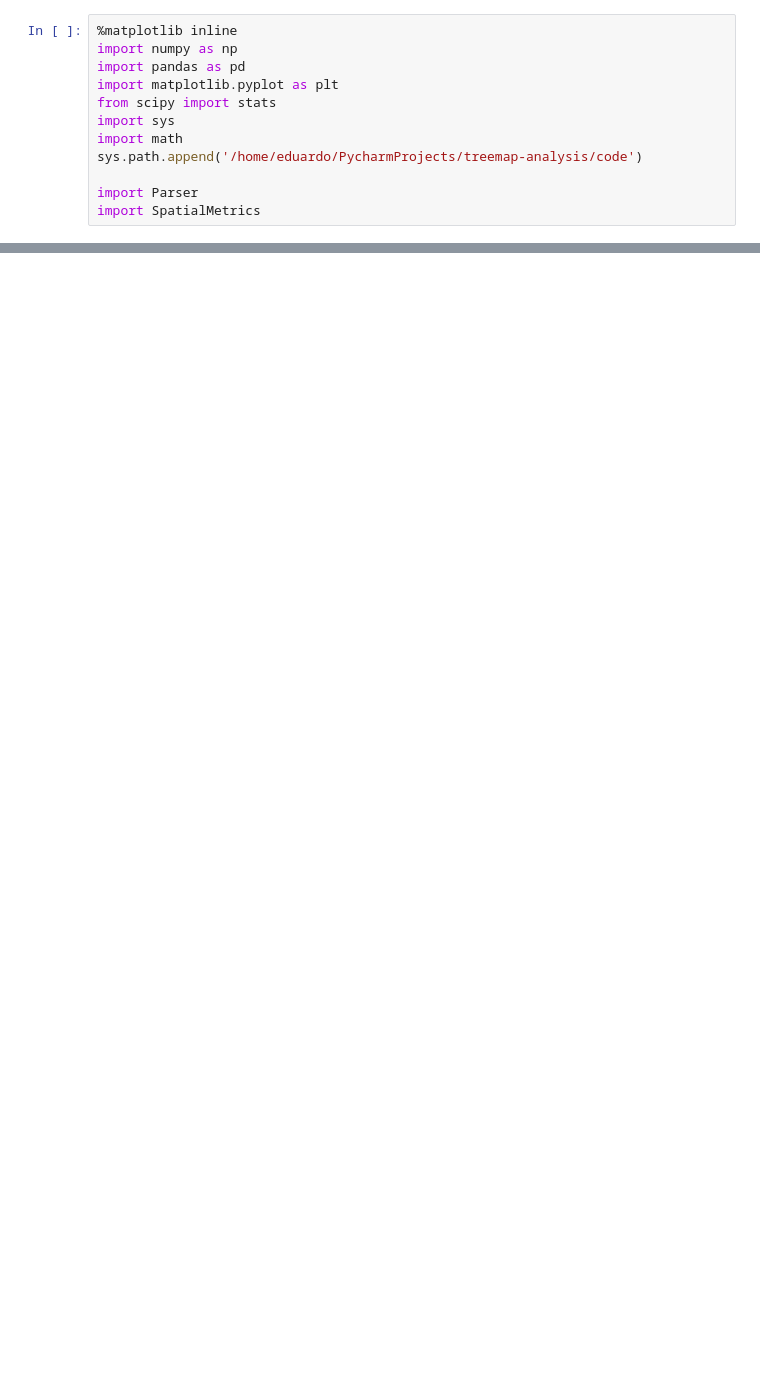
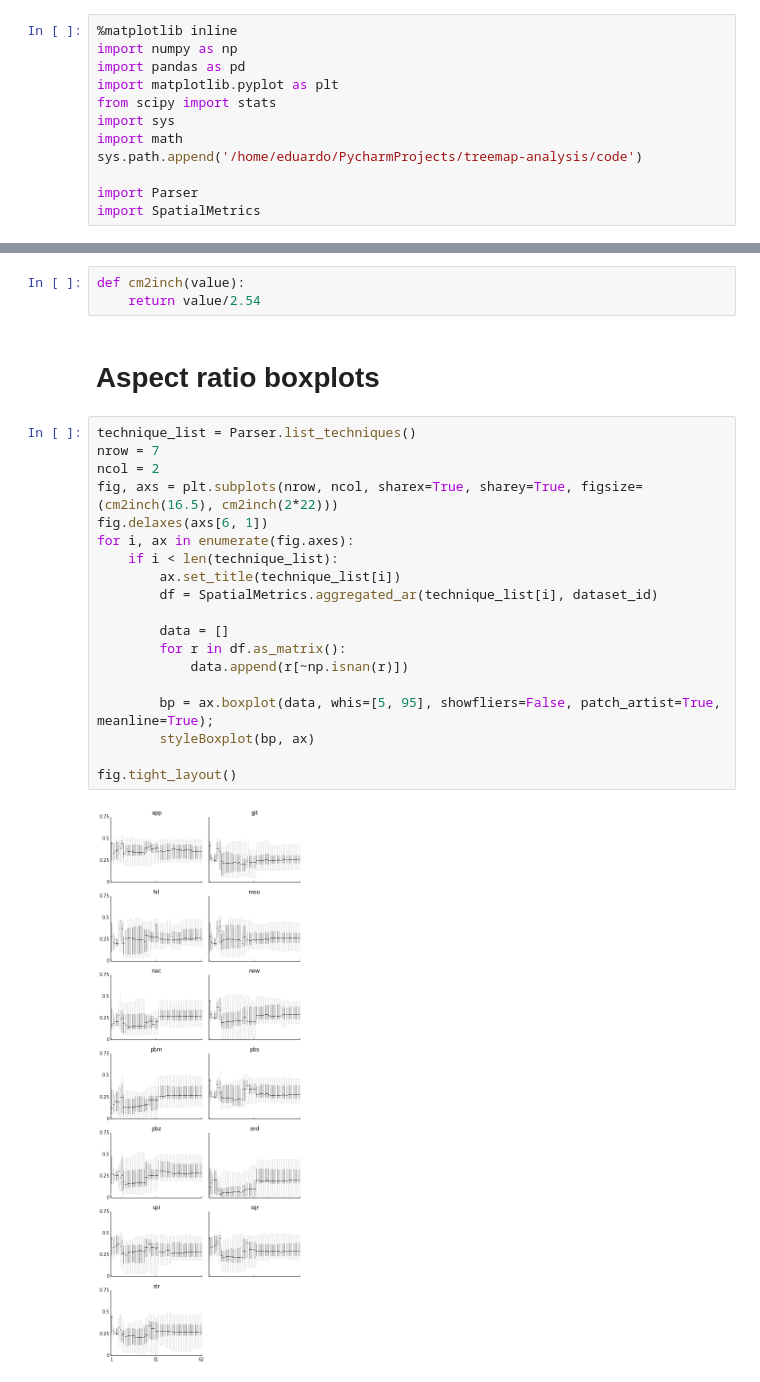
Before and after one commit to EduardoVernier/treemap-analysis, a Jupyter notebook: notebooks/TimeBoxplot.ipynb, the cells around one changed output, grey strips where cells are left out. Drawn from its saved outputs; the diff is of its cells as text; blank space fills up the shorter version.

```diff
--- a/notebooks/TimeBoxplot.ipynb
+++ b/notebooks/TimeBoxplot.ipynb
@@ -44,0 +58,26 @@ plt.boxplot(data, whis=[5, 95], showfliers=False, patch_artist=True,
+# %%
+def cm2inch(value):
+    return value/2.54
+# %% [markdown]
+# Aspect ratio boxplots
+# %%
+technique_list = Parser.list_techniques()
+nrow = 7
+ncol = 2
+fig, axs = plt.subplots(nrow, ncol, sharex=True, sharey=True, figsize=(cm2inch(16.5), cm2inch(2*22)))
+fig.delaxes(axs[6, 1])
+for i, ax in enumerate(fig.axes):
+    if i < len(technique_list):
+        ax.set_title(technique_list[i])
+        df = SpatialMetrics.aggregated_ar(technique_list[i], dataset_id)
+
+        data = []
+        for r in df.as_matrix():
+            data.append(r[~np.isnan(r)])
+
+        bp = ax.boxplot(data, whis=[5, 95], showfliers=False, patch_artist=True, meanline=True);
+        styleBoxplot(bp, ax)
+
+fig.tight_layout()
+# %% [output]
+[figure, added]
```
Also changed, not shown: parts of 5 cells of this notebook, 2 other files.
